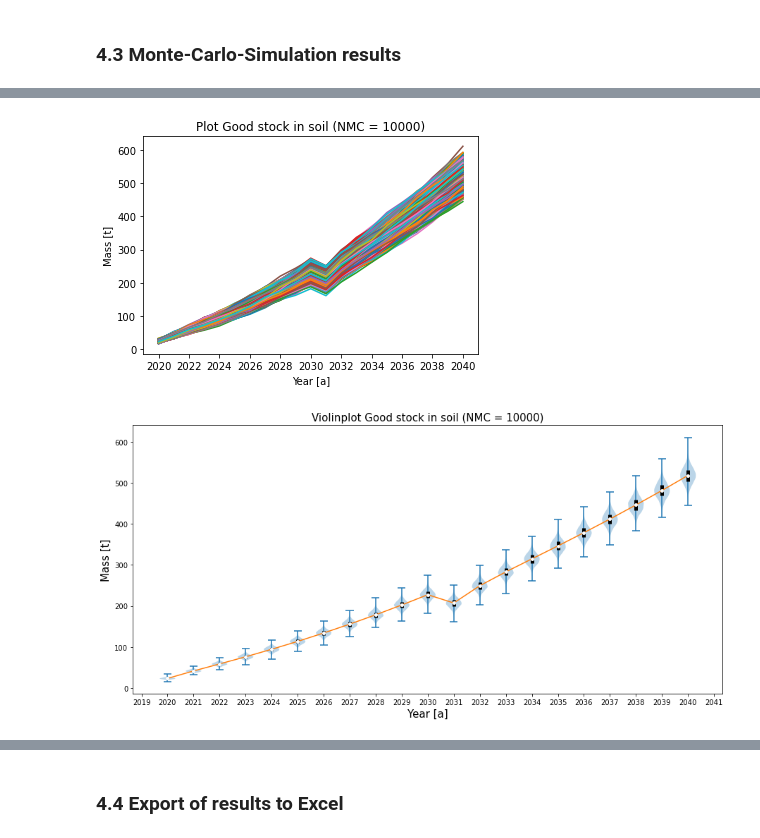
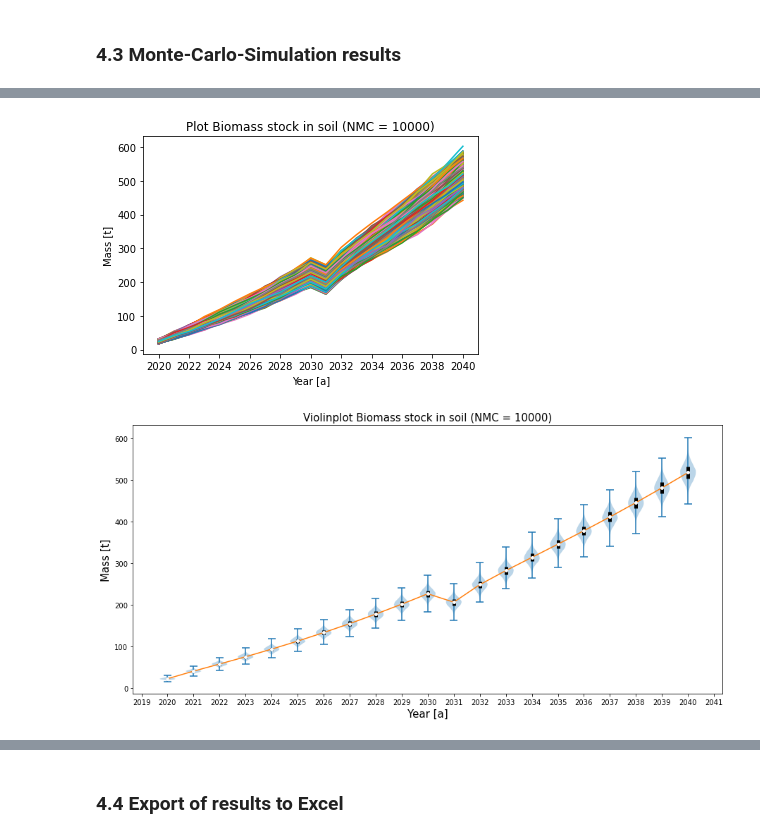
Before and after one commit to lukashpe/biODYM, a Jupyter notebook: template/biODYM_template.ipynb, the cells around one changed output, grey strips where cells are left out. Saved outputs shown, nothing was run; the diff lists cells and outputs as text; code cells hidden in the pictures.

```diff
--- a/template/biODYM_template.ipynb
+++ b/template/biODYM_template.ipynb
@@ -71,7 +71,7 @@ ModelClassification['Time'] = msc.Classification(Name = 'Time', Dimension = 'Tim
 
 
 ModelClassification['Element'] = msc.Classification(Name = 'Elements', Dimension = 'Element',
-                                                    ID = 2, Items = ['Good', 'C'])
+                                                    ID = 2, Items = ['Biomass', 'C'])
 # Classification for elements labelled 'Element' must always be present, with Items containing a list of the symbols of the elements covered.
 # Here, other elements (like N or P) could be added to the ODYM MFA system
 
@@ -212,12 +212,12 @@ Dyn_MFA_System.Initialize_StockValues()
 # Import input data from Excel sheet (further elements could be added here)
 # Flows, transfer coefficients and relative standard deviation values
 
-# Good
+# Biomass
 
 path = os.path.join(os.getcwd(), 'biODYM_input_data_template.xlsx')
 
 
-df_f_B_total = pd.read_excel (path, sheet_name='Flow_data_Good')
+df_f_B_total = pd.read_excel (path, sheet_name='Flow_data_Biomass')
 df_f_B = df_f_B_total[[k for i, k in enumerate(df_f_B_total.columns, 1) if i % 2 == 0 and i>1]]
 df_f_B_relSTD = df_f_B_total[[k for i, k in enumerate(df_f_B_total.columns, 1) if i % 2 != 0 and i >1]]
 
@@ -225,7 +225,7 @@ F_B_Dict = df_f_B.to_dict('list')
 F_B_Dict_relSTD = df_f_B_relSTD.to_dict('list')
 
 
-df_TC_B_total = pd.read_excel (path, sheet_name='TC_data_Good').iloc[:, 1:30]
+df_TC_B_total = pd.read_excel (path, sheet_name='TC_data_Biomass').iloc[:, 1:30]
 df_TC_B = df_TC_B_total[[k for i, k in enumerate(df_TC_B_total.columns, 1) if i % 2 != 0]]
 
 df_TC_B_relSTD = df_TC_B_total[[k for i, k in enumerate(df_TC_B_total.columns, 1) if i % 2 == 0]]
@@ -888,5 +888,5 @@ plt.show()
 # %%
-# Good stock in soil
+# Biomass stock in soil
 fig, ax = plt.subplots()
 
 #Simple plotting
@@ -894,37 +894,37 @@ for key in range(0, NMC):
         ax.plot(Dyn_MFA_System.IndexTable['Classification']['Time'].Items,
             MC_StockDict['S_9'][key,:,0])
 
-ax.set_title(f"Plot Good stock in soil (NMC = {NMC})")
+ax.set_title(f"Plot Biomass stock in soil (NMC = {NMC})")
 ax.xaxis.set_major_locator(MultipleLocator(2))
 ax.set_ylabel('Mass [t]')
 ax.set_xlabel('Year [a]')
 
 
 
 
 #Violing plotting showing data ranges, upper and lower quartil, mean values and probability density function
 plt.figure(figsize = (15,7))
 plt.violinplot(MC_StockDict['S_9'][:,:,0],positions = Dyn_MFA_System.IndexTable['Classification']['Time'].Items,
                 widths=0.6)
 
 
 quartile1, quartile3 = np.percentile(MC_StockDict['S_9'][:,:,0], [25, 75], axis=0)
 
 plt.vlines(Dyn_MFA_System.IndexTable['Classification']['Time'].Items, quartile1, quartile3, color='k', linestyle='-', lw=5)
 plt.scatter(Dyn_MFA_System.IndexTable['Classification']['Time'].Items, np.mean(MC_StockDict['S_9'][:,:,0], axis = 0), marker='o', color='white', s=15, zorder=3)
 plt.plot(Dyn_MFA_System.IndexTable['Classification']['Time'].Items, np.mean(MC_StockDict['S_9'][:,:,0], axis = 0))
 
-plt.title(f"Violinplot Good stock in soil (NMC = {NMC})", fontsize = 15)
+plt.title(f"Violinplot Biomass stock in soil (NMC = {NMC})", fontsize = 15)
 plt.ylabel('Mass [t]', fontsize = 15)
 plt.xlabel('Year [a]', fontsize = 15);
 plt.xticks(np.arange(min(Dyn_MFA_System.IndexTable['Classification']['Time'].Items)-1, max(Dyn_MFA_System.IndexTable['Classification']['Time'].Items)+2, 1.0))
 
 
 
 plt.show()
 # %% [output]
-[figure, old version]
+[figure, new version]
-[figure, old version]
+[figure, new version]
 # %%
 # Carbon stock in soil
 fig, ax = plt.subplots()
```
Also changed, not shown: parts of 11 cells of this notebook, 1 other file.
